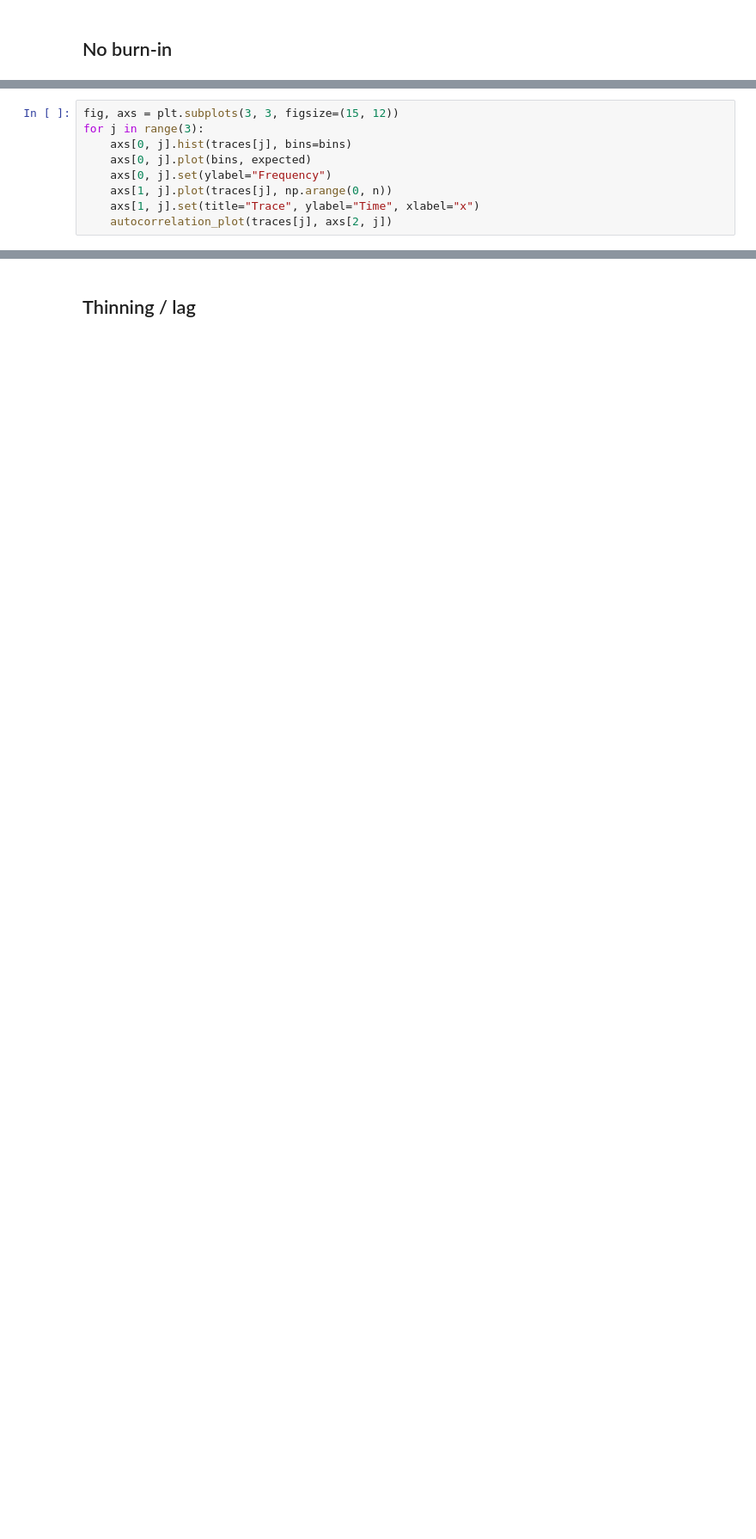
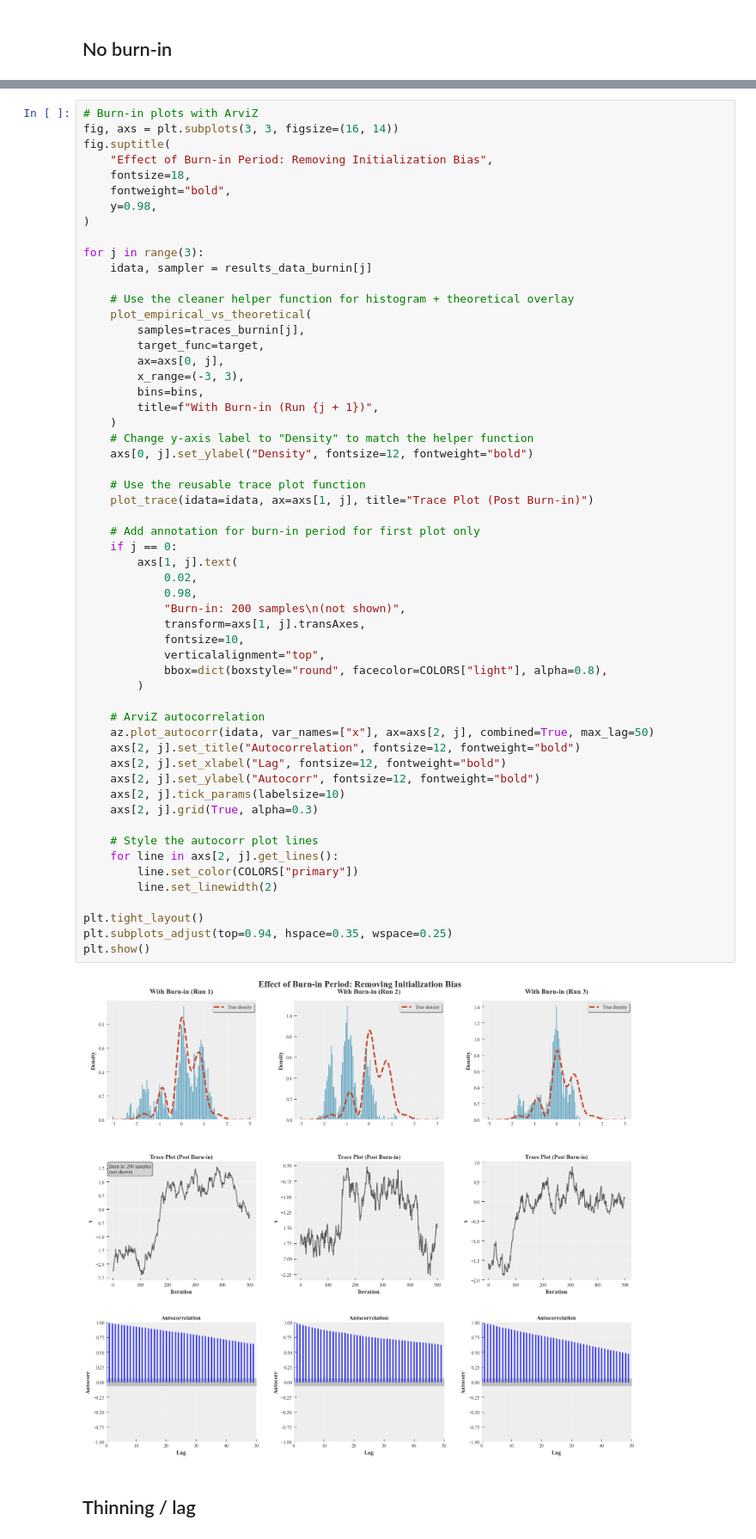
Before and after one commit to carsten-j/mc-lab, a Jupyter notebook: notebooks/metropolis-hastings.ipynb, the cells around one changed output, grey strips where cells are left out. Shown at 86% size. Cells and saved outputs as stored; diff of their text form; blank space fills up the shorter version.

```diff
--- a/notebooks/metropolis-hastings.ipynb
+++ b/notebooks/metropolis-hastings.ipynb
@@ -102,9 +384,0 @@ for i in range(3):
-# %%
-fig, axs = plt.subplots(3, 3, figsize=(15, 12))
-for j in range(3):
-    axs[0, j].hist(traces[j], bins=bins)
-    axs[0, j].plot(bins, expected)
-    axs[0, j].set(ylabel="Frequency")
-    axs[1, j].plot(traces[j], np.arange(0, n))
-    axs[1, j].set(title="Trace", ylabel="Time", xlabel="x")
-    autocorrelation_plot(traces[j], axs[2, j])
@@ -113,3 +385,61 @@ for j in range(3):
+# %%
+# Burn-in plots with ArviZ
+fig, axs = plt.subplots(3, 3, figsize=(16, 14))
+fig.suptitle(
+    "Effect of Burn-in Period: Removing Initialization Bias",
+    fontsize=18,
+    fontweight="bold",
+    y=0.98,
+)
+
+for j in range(3):
+    idata, sampler = results_data_burnin[j]
+
+    # Use the cleaner helper function for histogram + theoretical overlay
+    plot_empirical_vs_theoretical(
+        samples=traces_burnin[j],
+        target_func=target,
+        ax=axs[0, j],
+        x_range=(-3, 3),
+        bins=bins,
+        title=f"With Burn-in (Run {j + 1})",
+    )
+    # Change y-axis label to "Density" to match the helper function
+    axs[0, j].set_ylabel("Density", fontsize=12, fontweight="bold")
+
+    # Use the reusable trace plot function
+    plot_trace(idata=idata, ax=axs[1, j], title="Trace Plot (Post Burn-in)")
+
+    # Add annotation for burn-in period for first plot only
+    if j == 0:
+        axs[1, j].text(
+            0.02,
+            0.98,
+            "Burn-in: 200 samples\n(not shown)",
+            transform=axs[1, j].transAxes,
+            fontsize=10,
+            verticalalignment="top",
+            bbox=dict(boxstyle="round", facecolor=COLORS["light"], alpha=0.8),
+        )
+
+    # ArviZ autocorrelation
+    az.plot_autocorr(idata, var_names=["x"], ax=axs[2, j], combined=True, max_lag=50)
+    axs[2, j].set_title("Autocorrelation", fontsize=12, fontweight="bold")
+    axs[2, j].set_xlabel("Lag", fontsize=12, fontweight="bold")
+    axs[2, j].set_ylabel("Autocorr", fontsize=12, fontweight="bold")
+    axs[2, j].tick_params(labelsize=10)
+    axs[2, j].grid(True, alpha=0.3)
+
+    # Style the autocorr plot lines
+    for line in axs[2, j].get_lines():
+        line.set_color(COLORS["primary"])
+        line.set_linewidth(2)
+
+plt.tight_layout()
+plt.subplots_adjust(top=0.94, hspace=0.35, wspace=0.25)
+plt.show()
+# %% [output]
+[figure, added]
 # %% [markdown]
 ## Thinning / lag
 # %%
```
Also changed, not shown: parts of 22 cells of this notebook, 2 other files.
